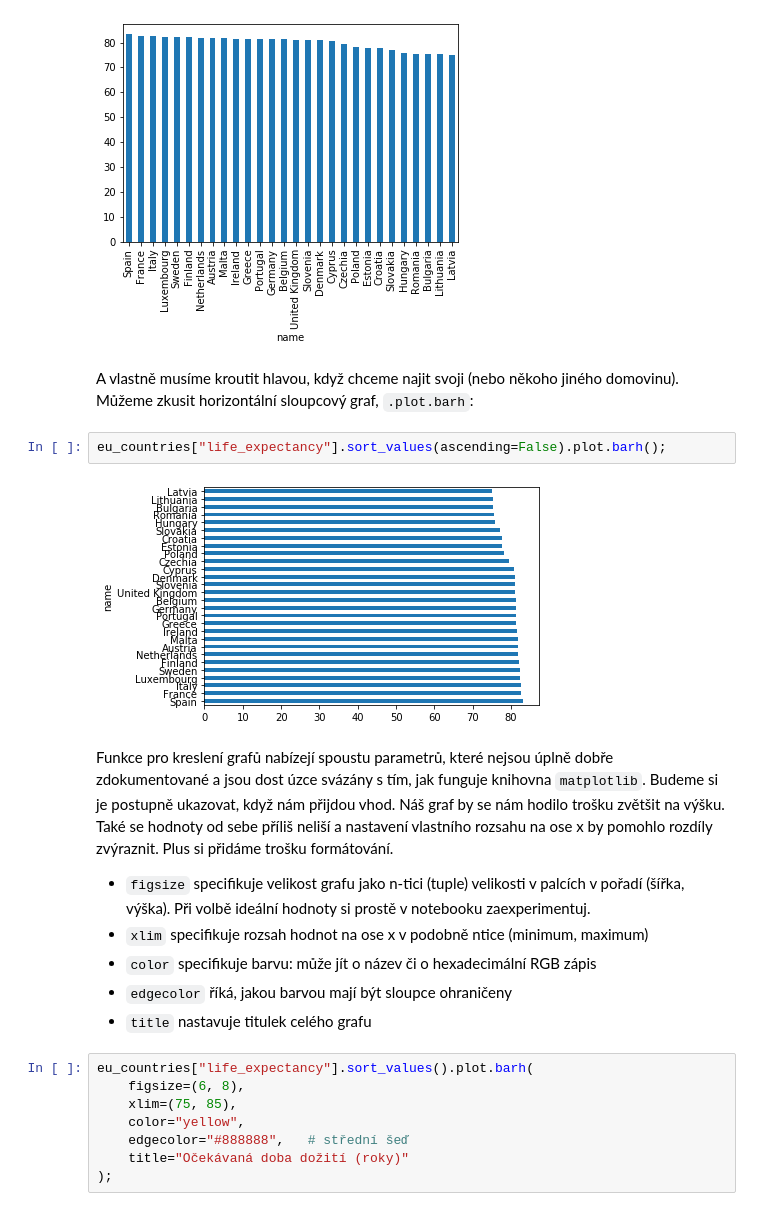
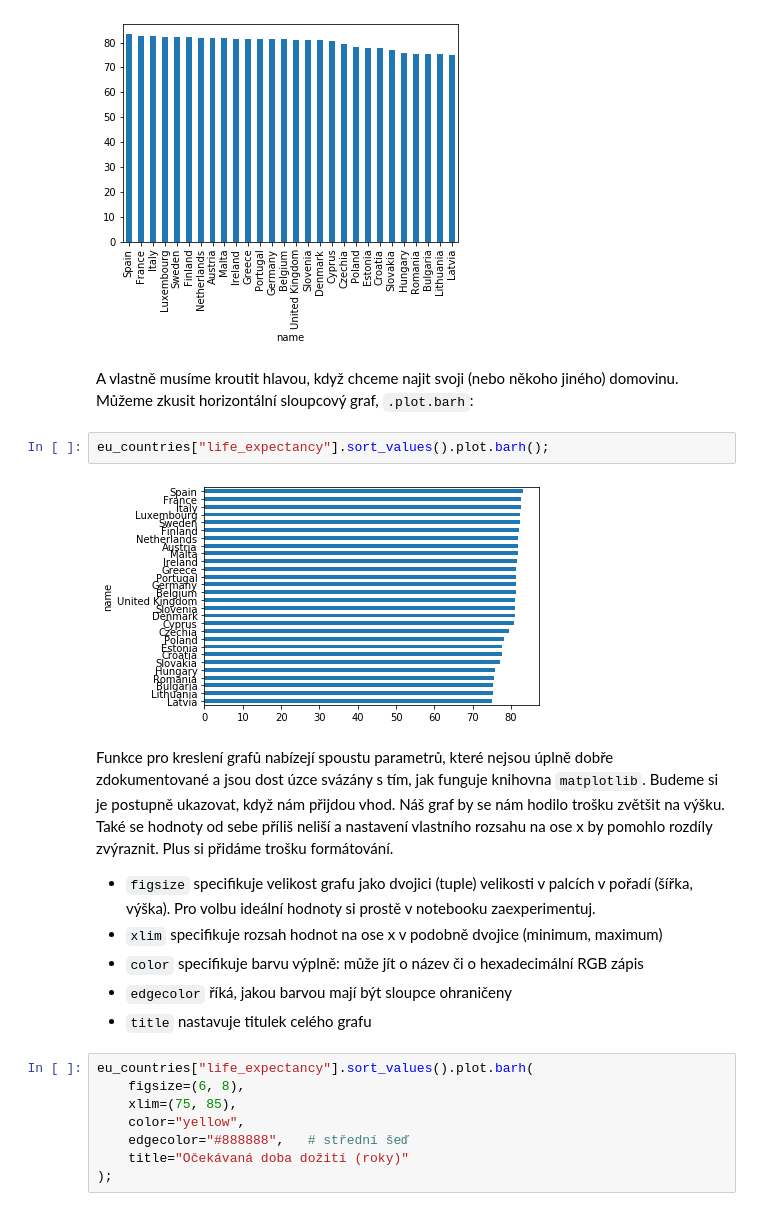
Before and after one commit to nappex/naucse.python.cz, a Jupyter notebook: lessons/pydata/visualization_basics/index.ipynb, the cells around one changed output. Cells and saved outputs as stored; diff of their text form.

```diff
--- a/lessons/pydata/visualization_basics/index.ipynb
+++ b/lessons/pydata/visualization_basics/index.ipynb
@@ -84,17 +71,17 @@ eu_countries["life_expectancy"].sort_values(ascending=False).plot.bar();
 # %% [output]
 [figure]
 # %% [markdown]
-A vlastně musíme kroutit hlavou, když chceme najit svoji (nebo někoho jiného domovinu). Můžeme zkusit horizontální sloupcový graf, `.plot.barh`:
+A vlastně musíme kroutit hlavou, když chceme najit svoji (nebo někoho jiného) domovinu. Můžeme zkusit horizontální sloupcový graf, `.plot.barh`:
 # %%
-eu_countries["life_expectancy"].sort_values(ascending=False).plot.barh();
+eu_countries["life_expectancy"].sort_values().plot.barh();
 # %% [output]
-[figure, old version]
+[figure, new version]
 # %% [markdown]
 Funkce pro kreslení grafů nabízejí spoustu parametrů, které nejsou úplně dobře zdokumentované a jsou dost úzce svázány s tím, jak funguje knihovna `matplotlib`. Budeme si je postupně ukazovat, když nám přijdou vhod. Náš graf by se nám hodilo trošku zvětšit na výšku. Také se hodnoty od sebe příliš neliší a nastavení vlastního rozsahu na ose x by pomohlo rozdíly zvýraznit. Plus si přidáme trošku formátování.
 
-- `figsize` specifikuje velikost grafu jako n-tici (tuple) velikosti v palcích v pořadí (šířka, výška). Při volbě ideální hodnoty si prostě v notebooku zaexperimentuj.
-- `xlim` specifikuje rozsah hodnot na ose x v podobně ntice (minimum, maximum)
-- `color` specifikuje barvu: může jít o název či o hexadecimální RGB zápis
+- `figsize` specifikuje velikost grafu jako dvojici (tuple) velikosti v palcích v pořadí (šířka, výška). Pro volbu ideální hodnoty si prostě v notebooku zaexperimentuj.
+- `xlim` specifikuje rozsah hodnot na ose x v podobně dvojice (minimum, maximum)
+- `color` specifikuje barvu výplně: může jít o název či o hexadecimální RGB zápis
 - `edgecolor` říká, jakou barvou mají být sloupce ohraničeny
 - `title` nastavuje titulek celého grafu
 # %%
```
Also changed, not shown: parts of 14 cells of this notebook.
